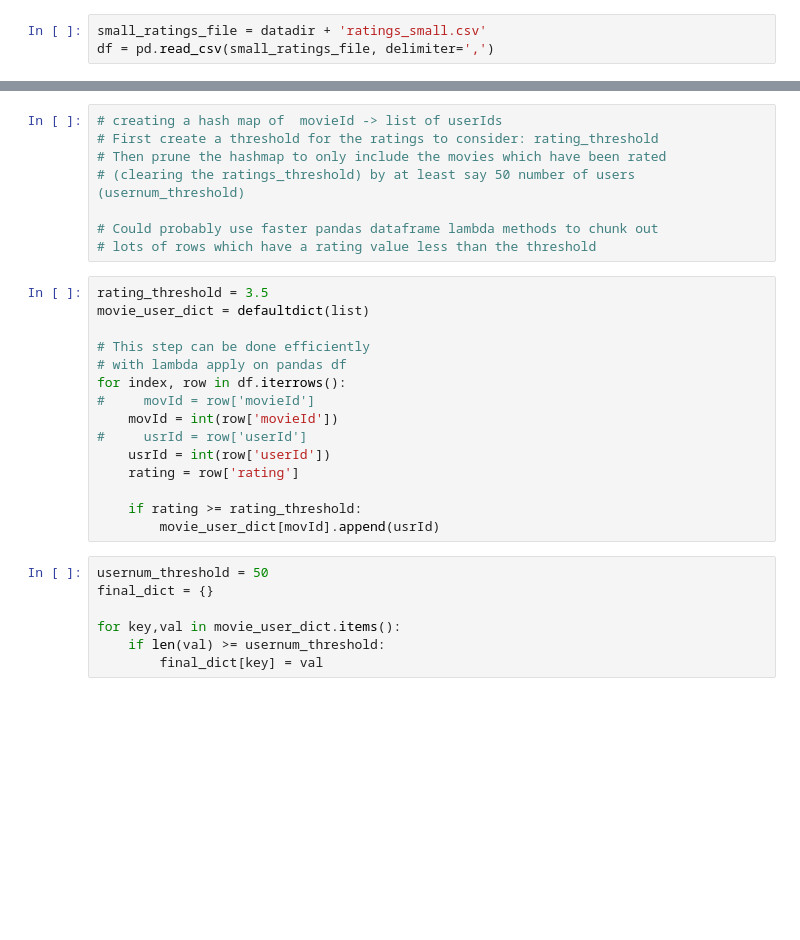
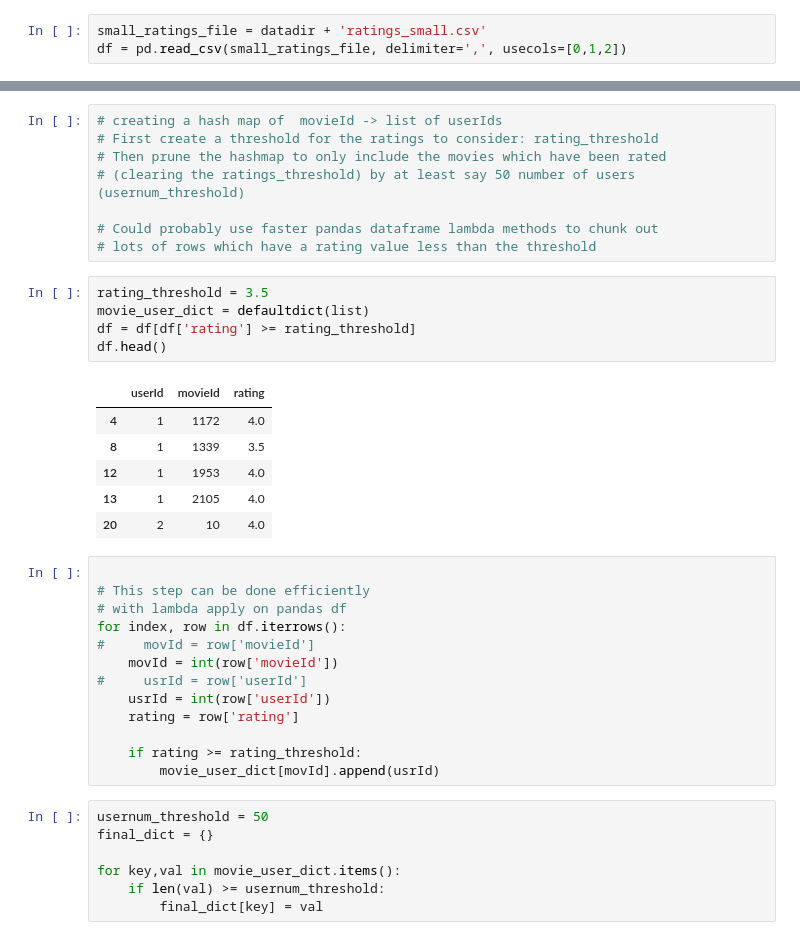
Before and after one commit to kninad/prob-emb, a Jupyter notebook: ipy-notebooks/movie-data-stats.ipynb, the cells around one changed output, grey strips where cells are left out. Drawn from its saved outputs; the diff is of its cells as text; blank space fills up the shorter version.

```diff
--- a/ipy-notebooks/movie-data-stats.ipynb
+++ b/ipy-notebooks/movie-data-stats.ipynb
@@ -9,7 +9,7 @@ import ast
 datadir = '../../data/the-movies-dataset/'
 # %%
 small_ratings_file = datadir + 'ratings_small.csv'
-df = pd.read_csv(small_ratings_file, delimiter=',')
+df = pd.read_csv(small_ratings_file, delimiter=',', usecols=[0,1,2])
 # %%
 df.dataframeName = 'ratings_small.csv'
 print(df.columns)
@@ -72,9 +72,19 @@ print(len(movieid_set))
 
 # Could probably use faster pandas dataframe lambda methods to chunk out
 # lots of rows which have a rating value less than the threshold
+# %%
+rating_threshold = 3.5
+movie_user_dict = defaultdict(list)
+df = df[df['rating'] >= rating_threshold]
+df.head()
+# %% [output]
+|  | userId | movieId | rating |
+| 4 | 1 | 1172 | 4.0 |
+| 8 | 1 | 1339 | 3.5 |
+| 12 | 1 | 1953 | 4.0 |
+| 13 | 1 | 2105 | 4.0 |
+| 20 | 2 | 10 | 4.0 |
 # %%
-rating_threshold = 3.5
-movie_user_dict = defaultdict(list)
 
 # This step can be done efficiently
 # with lambda apply on pandas df
```
Also changed, not shown: parts of 7 cells of this notebook, 2 other files.
